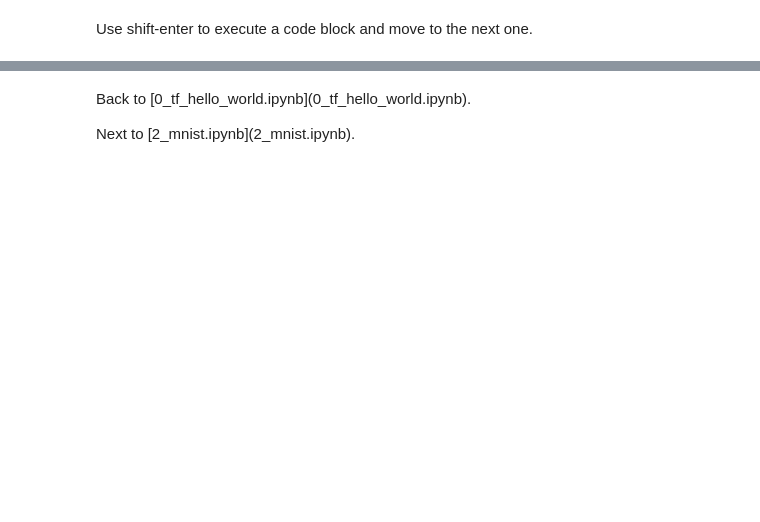
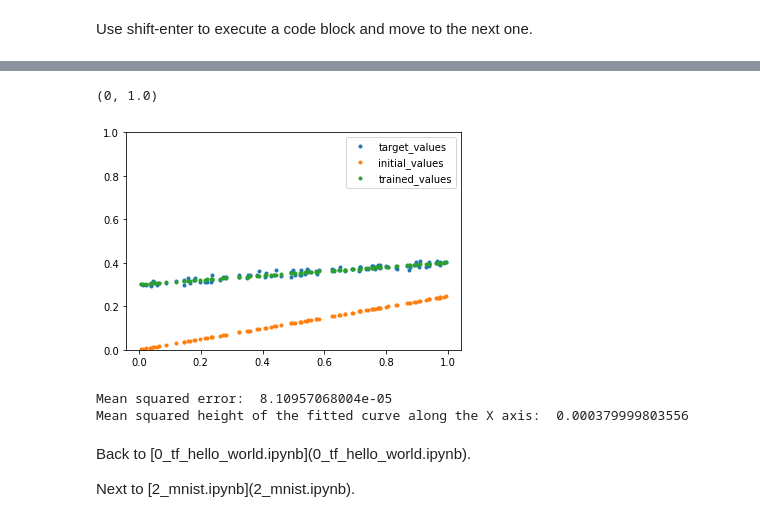
Before and after one commit to peijiche/tf-tutorial, a Jupyter notebook: 1_linear_regression_model.ipynb, the cells around one changed output, grey strips where cells are left out. Saved outputs shown, nothing was run; the diff lists cells and outputs as text; code cells hidden in the pictures; blank space fills up the shorter version.

Commit message:
Added two of my metrics. Printed demo results.

```diff
--- a/1_linear_regression_model.ipynb
+++ b/1_linear_regression_model.ipynb
@@ -83,10 +108,24 @@ print(sess.run([W, b]))
 # %%
 # 1.8 Uncomment the following lines to compare.
-# pylab.plot(x_data, y_data, '.', label="target_values")
-# pylab.plot(x_data, y_initial_values, ".", label="initial_values")
-# pylab.plot(x_data, sess.run(y), ".", label="trained_values")
-# pylab.legend()
-# pylab.ylim(0, 1.0)
+y_res = sess.run(y)
+pylab.plot(x_data, y_data, '.', label="target_values")
+pylab.plot(x_data, y_initial_values, ".", label="initial_values")
+pylab.plot(x_data, y_res, ".", label="trained_values")
+pylab.legend()
+pylab.ylim(0, 1.0)
+# %% [output]
+(0, 1.0)
+[figure, added]
+# %%
+# 1.9 Messuare the error between the regression and label data
+mse = ((y_res - y_data) ** 2).mean(axis=None)
+print ("Mean squared error: ", mse)
+# personally think this one makes more sense geometrically, which could reflect the effectiveness along the whole interval
+curveArea = np.trapz((y_res - y_data) ** 2, x = x_data) / (np.nanmax(x_data) - np.nanmin(x_data))
+print ("Mean squared height of the fitted curve along the X axis: ", curveArea)
+# %% [output]
+Mean squared error:  8.10957068004e-05
+Mean squared height of the fitted curve along the X axis:  0.000379999803556
 # %% [markdown]
 <p>Back to [0_tf_hello_world.ipynb](0_tf_hello_world.ipynb).</p>
 <p>Next to [2_mnist.ipynb](2_mnist.ipynb).</p>
```
Also changed, not shown: parts of 6 cells of this notebook.
